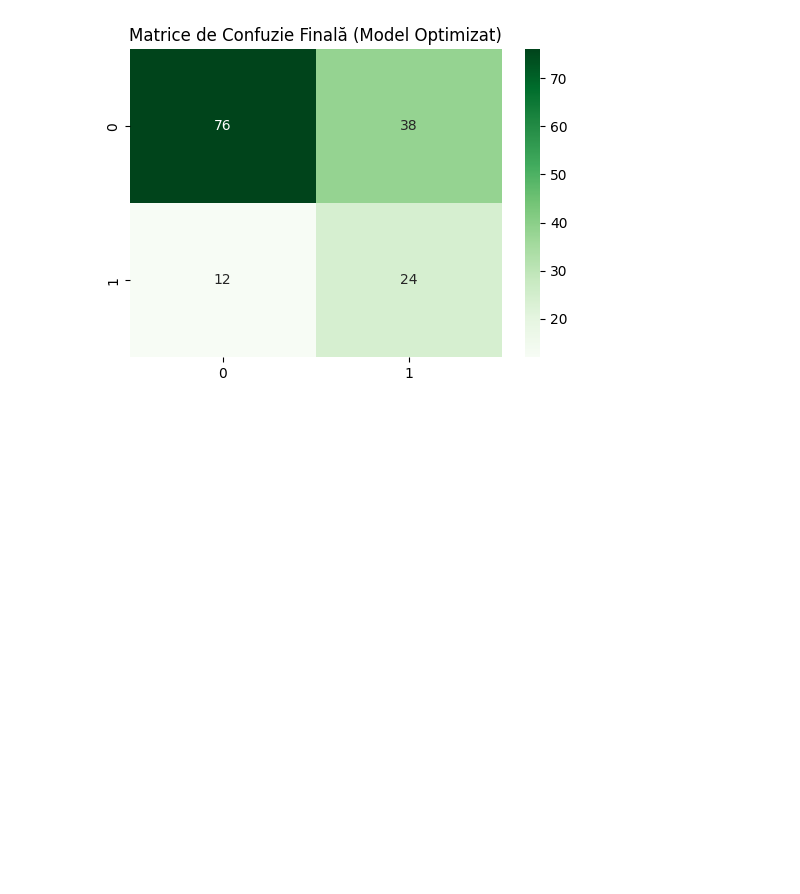
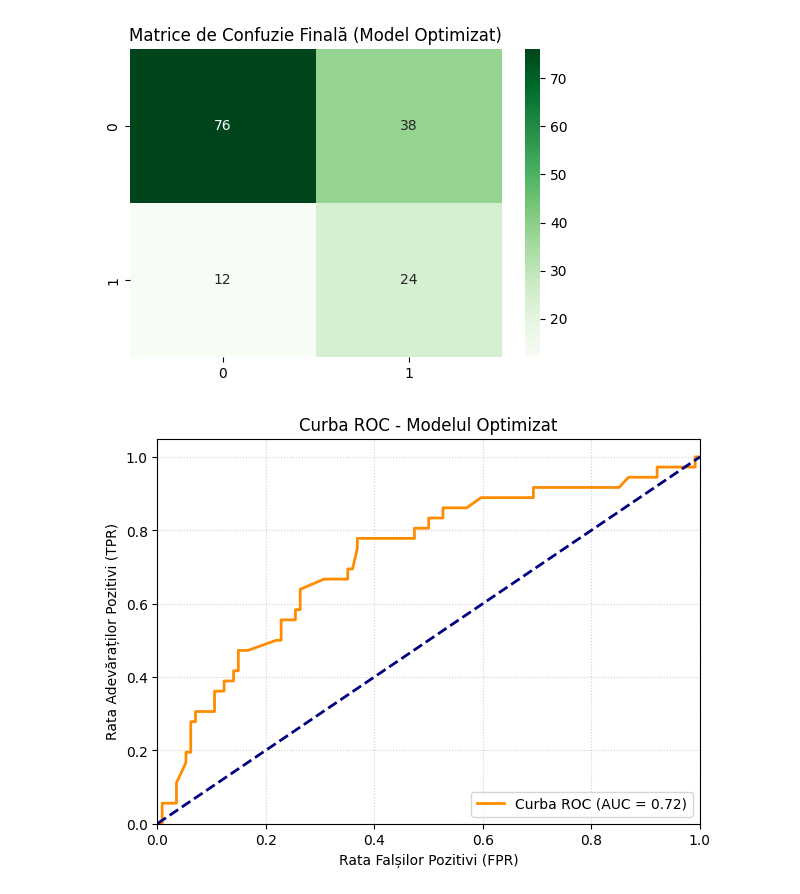
Before and after one commit to Raul124-afk/Proiect_sistemeInteligente, a Jupyter notebook: proiect.analiza.ipynb, the cells around one changed output. Cells and saved outputs as stored; diff of their text form; code cells hidden in the pictures; blank space fills up the shorter version.

```diff
--- a/proiect.analiza.ipynb
+++ b/proiect.analiza.ipynb
@@ -361,3 +361,26 @@ Acuratețe Finală: 66.67%
    macro avg       0.63      0.67      0.62       150
 weighted avg       0.75      0.67      0.69       150
 [figure]
+# %%
+from sklearn.metrics import roc_curve, auc
+import matplotlib.pyplot as plt
+
+# 1. Calculăm rata falșilor pozitivi (fpr) și rata adevăraților pozitivi (tpr)
+fpr, tpr, _ = roc_curve(y_test, y_probs)
+roc_auc = auc(fpr, tpr)
+
+# 2. Generăm graficul
+plt.figure(figsize=(7, 5))
+plt.plot(fpr, tpr, color='darkorange', lw=2, label=f'Curba ROC (AUC = {roc_auc:.2f})')
+plt.plot([0, 1], [0, 1], color='navy', lw=2, linestyle='--') # Linia de referință (la întâmplare)
+
+plt.xlim([0.0, 1.0])
+plt.ylim([0.0, 1.05])
+plt.xlabel('Rata Falșilor Pozitivi (FPR)')
+plt.ylabel('Rata Adevăraților Pozitivi (TPR)')
+plt.title('Curba ROC - Modelul Optimizat')
+plt.legend(loc="lower right")
+plt.grid(True, linestyle=':', alpha=0.6)
+plt.show()
+# %% [output]
+[figure, added]
```
Also changed, not shown: parts of 2 cells of this notebook, 1 other file.
